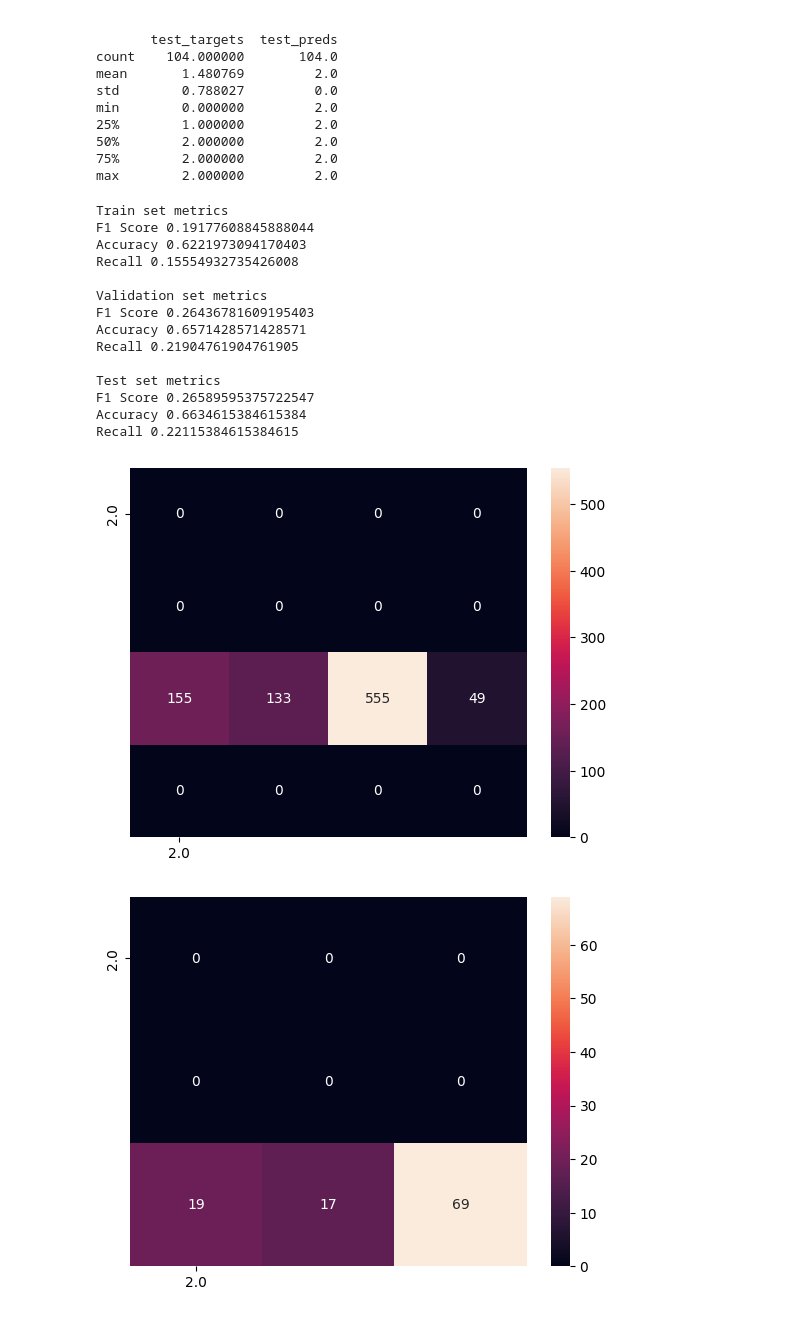
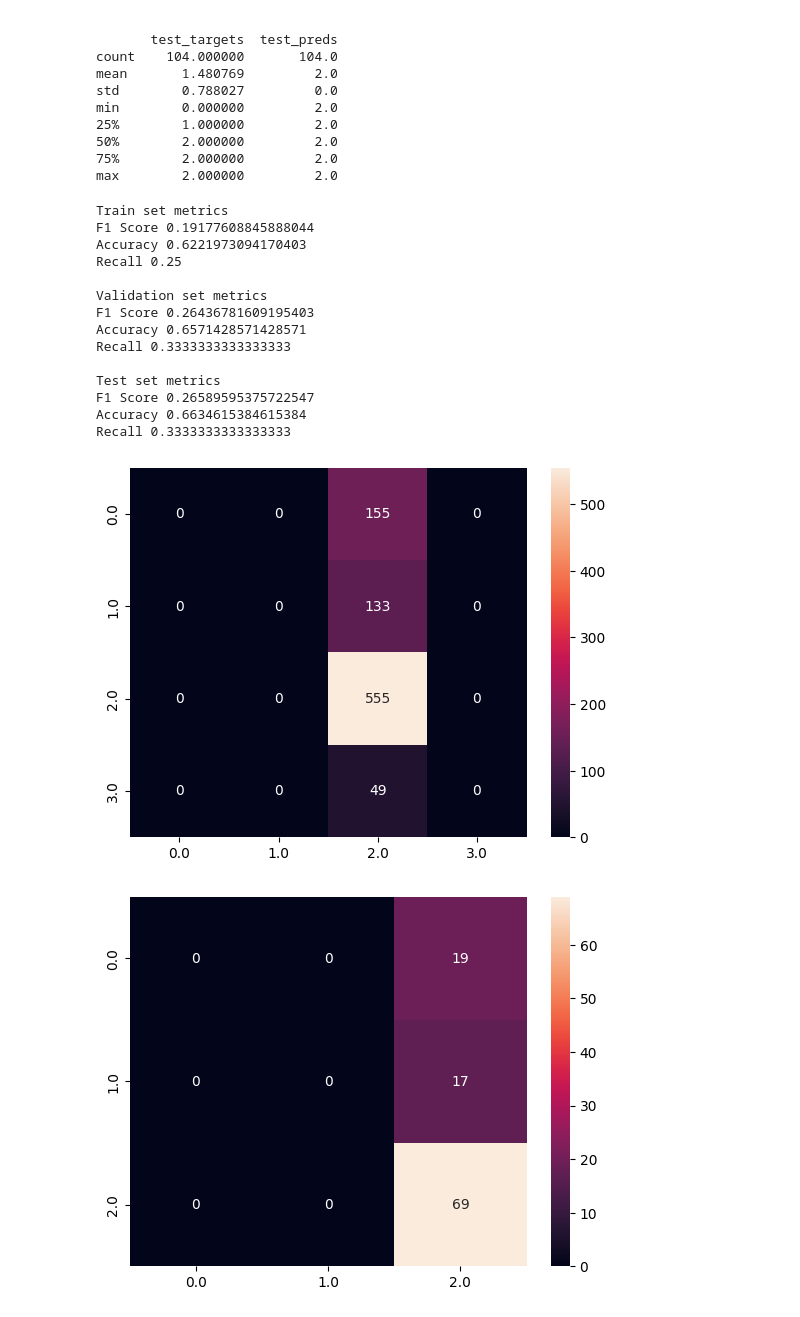
Before and after one commit to mikic202/NLP-2025, a Jupyter notebook: process_results.ipynb, the cells around one changed output. Saved outputs shown, nothing was run; the diff lists cells and outputs as text; code cells hidden in the pictures.

```diff
--- a/process_results.ipynb
+++ b/process_results.ipynb
@@ -39,36 +39,36 @@ max        2.000000         2.0
 # %%
 print("Train set metrics")
 train_target, train_train_preds = df["train_targets"].dropna().values, df["train_preds"].dropna().values
 validation_targets, validation_preds = df["validation_targets"].dropna().values, df["validation_preds"].dropna().values
 test_targets, test_preds = df["test_targets"].dropna().values, df["test_preds"].dropna().values
 
 confusion_matrix_labels = np.unique(df["train_targets"].values)
 display_clasification_metrics(torch.tensor(train_train_preds), torch.tensor(train_target), confusion_matrix_labels)
 plt.figure()
 
 print("\nValidation set metrics")
 
 display_clasification_metrics( torch.tensor(validation_preds), torch.tensor(validation_targets), confusion_matrix_labels)
 
 plt.figure()
 
 print("\nTest set metrics")
 
-display_clasification_metrics(torch.tensor(test_targets), torch.tensor(test_preds), confusion_matrix_labels)
+display_clasification_metrics(torch.tensor(test_preds), torch.tensor(test_targets), confusion_matrix_labels)
 # %% [output]
 Train set metrics
 F1 Score 0.19177608845888044
 Accuracy 0.6221973094170403
-Recall 0.15554932735426008
+Recall 0.25
 
 Validation set metrics
 F1 Score 0.26436781609195403
 Accuracy 0.6571428571428571
-Recall 0.21904761904761905
+Recall 0.3333333333333333
 
 Test set metrics
 F1 Score 0.26589595375722547
 Accuracy 0.6634615384615384
-Recall 0.22115384615384615
+Recall 0.3333333333333333
-[figure, old version]
+[figure, new version]
-[figure, old version]
+[figure, new version]
```
Also changed, not shown: parts of 1 cell of this notebook.
